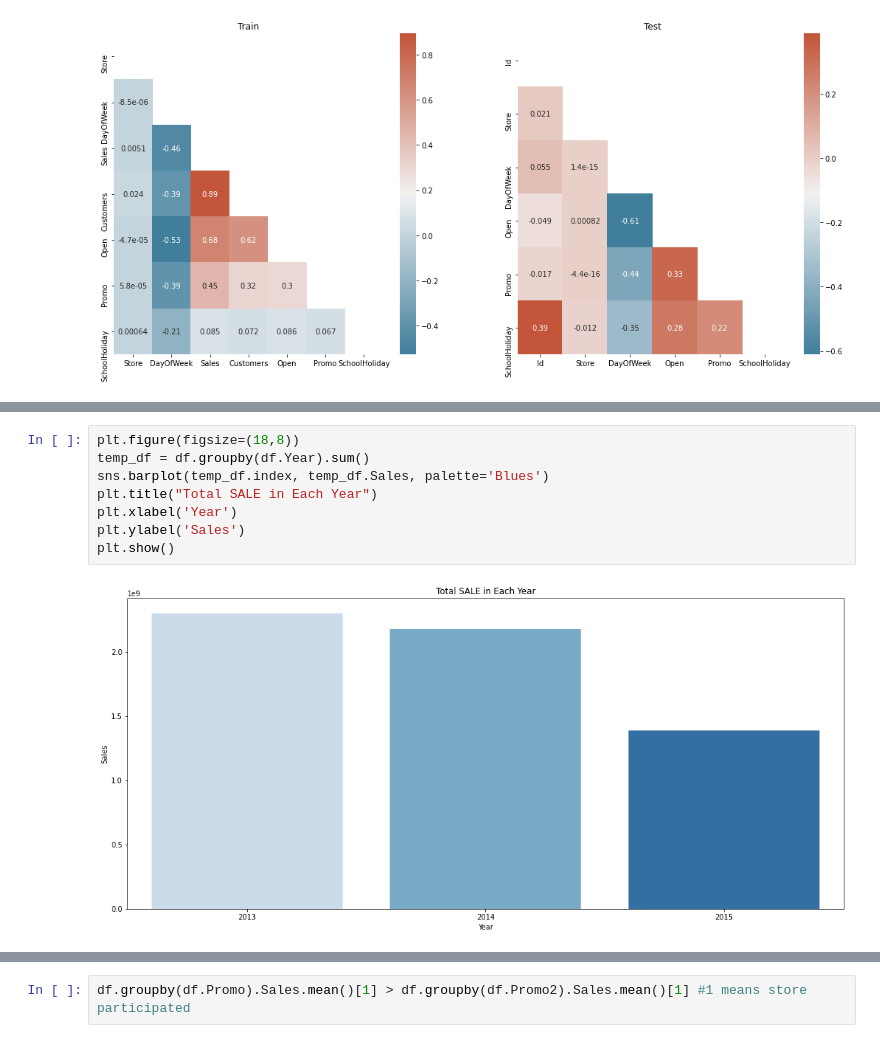
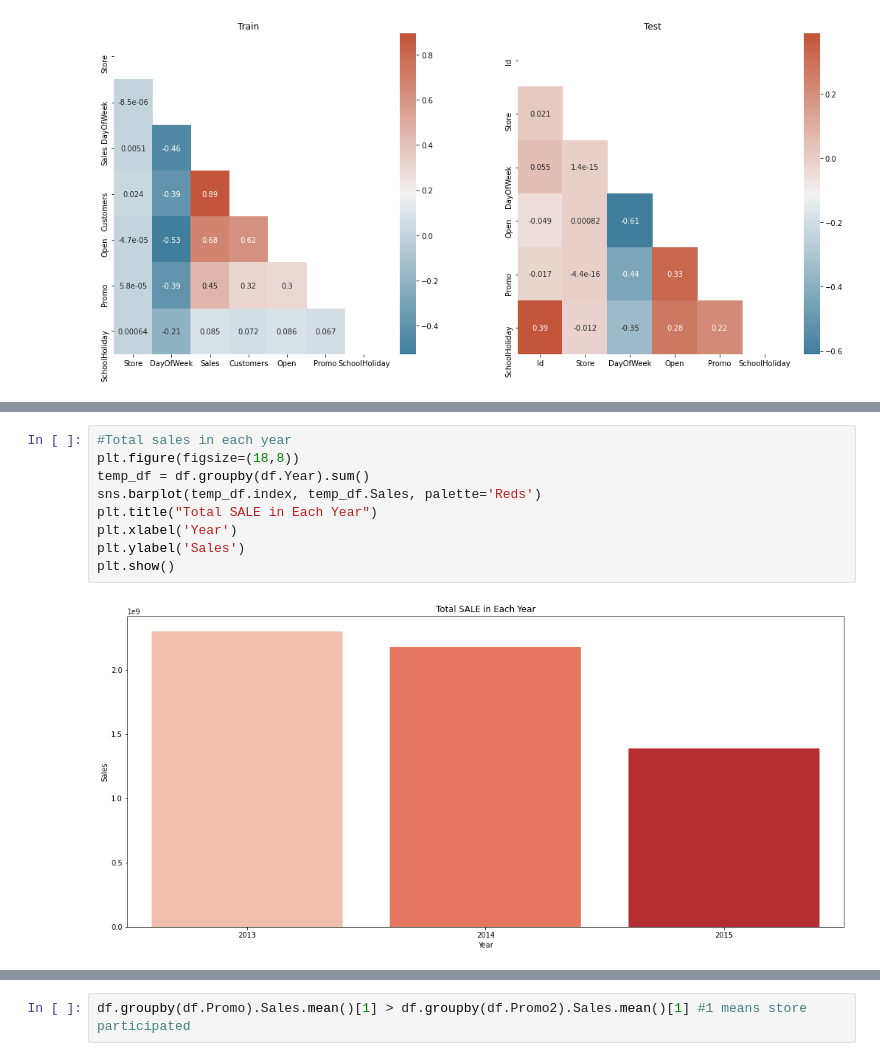
Before and after one commit to miz-ab/10xac_week_three_challenge, a Jupyter notebook: notebook/rossmann_store_sales.ipynb, the cells around one changed output, grey strips where cells are left out. Drawn from its saved outputs; the diff is of its cells as text.

Commit message:
rossmann-store-sales_edited

```diff
--- a/notebook/rossmann_store_sales.ipynb
+++ b/notebook/rossmann_store_sales.ipynb
@@ -153,11 +157,12 @@ plt.show()
 # %%
+#Total sales in each year
 plt.figure(figsize=(18,8))
 temp_df = df.groupby(df.Year).sum()
-sns.barplot(temp_df.index, temp_df.Sales, palette='Blues')
+sns.barplot(temp_df.index, temp_df.Sales, palette='Reds')
 plt.title("Total SALE in Each Year")
 plt.xlabel('Year')
 plt.ylabel('Sales')
 plt.show()
 # %% [output]
-[figure, old version]
+[figure, new version]
 # %%
```
Also changed, not shown: parts of 11 cells of this notebook.
